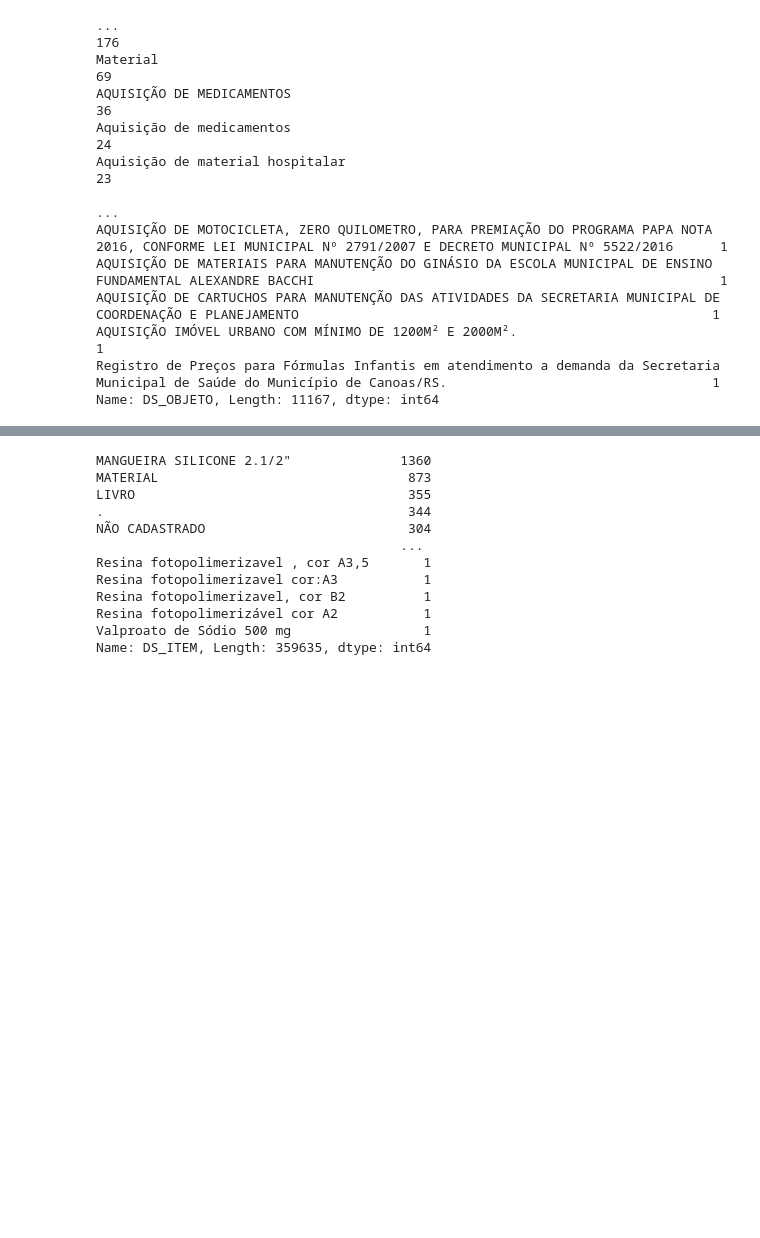
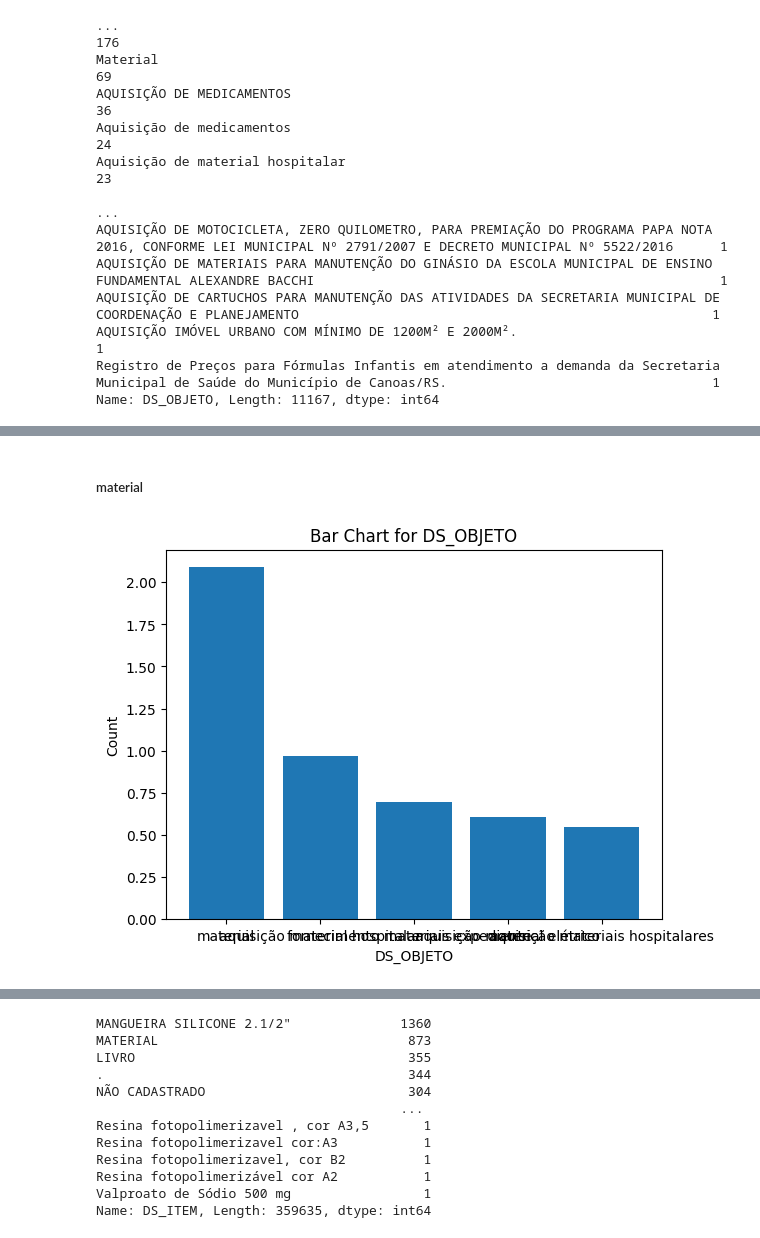
Before and after one commit to jpcunhadias/EDA_state_spedings, a Jupyter notebook: notebooks/data_EDA_2016.ipynb, the cells around one changed output, grey strips where cells are left out. Cells and saved outputs as stored; diff of their text form; code cells hidden in the pictures; blank space fills up the shorter version.

```diff
--- a/notebooks/data_EDA_2016.ipynb
+++ b/notebooks/data_EDA_2016.ipynb
@@ -25,0 +66,3 @@ Relatórios de análise exploratória
+# %%
+# Tratando os valores nulos para colunas numéricas
+licitacoes_2016[licitacoes_2016.select_dtypes(include = ['float64', 'int64']).columns] = licitacoes_2016[licitacoes_2016.select_dtypes(include = ['float64', 'int64']).columns].fillna(0)
@@ -135,0 +304,11 @@ get_most_common_nouns(licitacoes_2016_compras,'DS_OBJETO', 100)
+# %% [markdown]
+##### material
+# %%
+# material
+from my_library import plot_bar_chart_for_filtered_df
+filtro = licitacoes_2016_compras['DS_OBJETO'].str.contains('mater')
+
+plot_bar_chart_for_filtered_df(licitacoes_2016_compras, filtro, 'DS_OBJETO')
+# pelos nomes estão impossíveis de ler, então vou deixar a legenda logo abaixo
+# %% [output]
+[figure, added]
```
Also changed, not shown: parts of 120 cells of this notebook, 3 other files.
